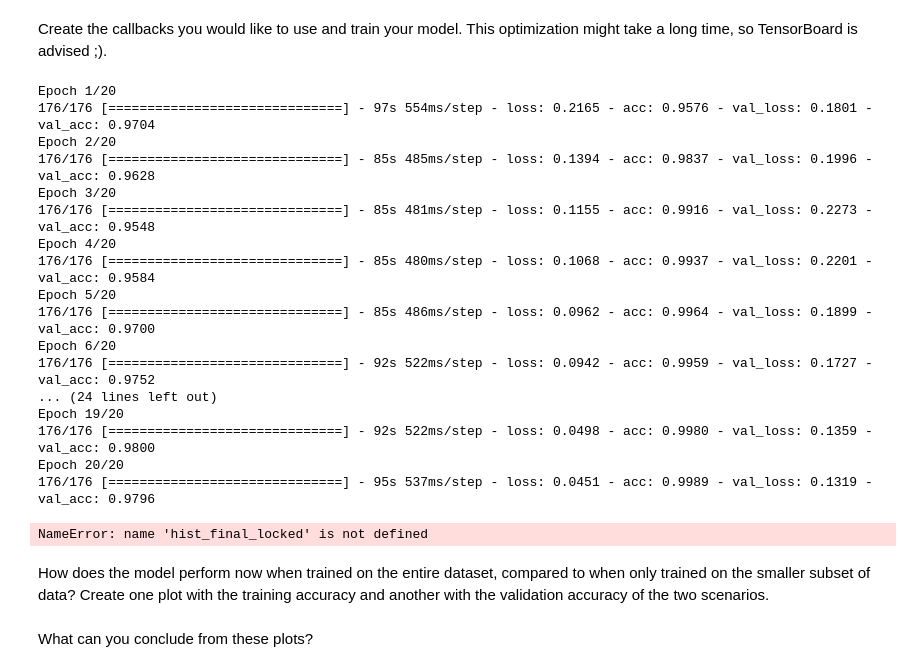
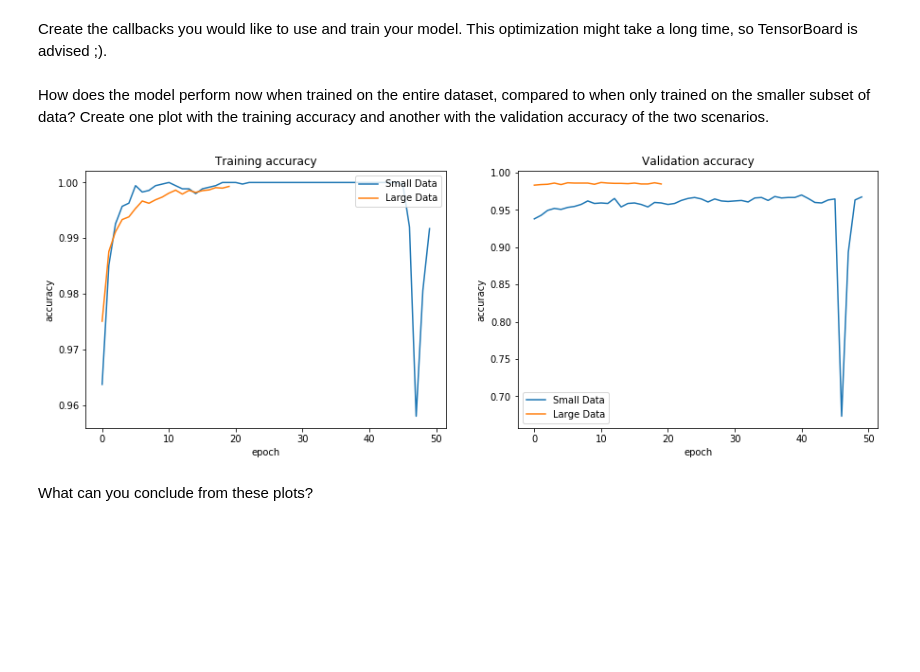
Before and after one commit to jcberntsson/ssy340-ha1, a Jupyter notebook: HA1.ipynb, the cells around one changed output. Saved outputs shown, nothing was run; the diff lists cells and outputs as text; code cells hidden in the pictures; blank space fills up the shorter version.

Commit message:
Train bigger model

```diff
--- a/HA1.ipynb
+++ b/HA1.ipynb
@@ -714,8 +717,8 @@ Improve the architecture for the layers you add on top of VGG16. Try different i
 # %%
 #############################################
 # New generator with larger image size
-image_width = 150
-image_height = 150
+image_width = 200
+image_height = 200
 train_datagen = ImageDataGenerator(rescale=1./255)
 val_datagen = ImageDataGenerator(rescale=1./255)
 train_generator = train_datagen.flow_from_directory(
@@ -736,13 +739,13 @@ validation_generator = val_datagen.flow_from_directory(
 reg = regularizers.l2(0.005)
 args = { 'kernel_initializer':'random_uniform', 'bias_initializer':'random_uniform', 'kernel_regularizer': reg }
 top_model = Sequential()
-# top_model.add(BatchNormalization())
+top_model.add(BatchNormalization())
 top_model.add(Dense(1024, activation='relu', **args))
-# top_model.add(BatchNormalization())
-top_model.add(Dropout(0.5))
+top_model.add(BatchNormalization())
+top_model.add(Dropout(0.4))
 top_model.add(Dense(1024, activation='relu', **args))
-# top_model.add(BatchNormalization())
-top_model.add(Dropout(0.5))
+top_model.add(BatchNormalization())
+top_model.add(Dropout(0.4))
 top_model.add(Dense(1, activation='sigmoid', **args))
 
 vgg_model = keras.applications.vgg16.VGG16(include_top=False, weights='imagenet', input_shape=(image_width, image_height, 3), pooling='max')
@@ -753,10 +756,11 @@ for layer in vgg_model.layers:
 
 es_callback = EarlyStopping(monitor='val_loss', patience=3)
 
-model.compile(optimizer='adam', loss='binary_crossentropy', metrics=['accuracy'])
+opt = Adam(lr=0.0001, decay=0.01)
+model.compile(optimizer=opt, loss='binary_crossentropy', metrics=['accuracy'])
 trans_best_hist_locked = model.fit_generator(
     train_generator,
-    epochs=10,
+    epochs=50,
     validation_data=validation_generator,
     verbose=1,
     callbacks=[es_callback]
@@ -804,7 +808,7 @@ How does the model perform, compared to the model trained in step 5.2? Create on
 with open('trans_fine_hist', 'rb') as file_pi:
         trans_fine_hist = pickle.load(file_pi)
 
-with open('trans_best_hist_unlocked', 'rb') as file_pi:
+with open('hist_trans_best_unlocked', 'rb') as file_pi:
         trans_best_hist_unlocked = pickle.load(file_pi)
 
 plt.figure(figsize=(15,5))
@@ -848,19 +852,19 @@ train_big_datagen = ImageDataGenerator(rescale=1./255)
 
 val_big_datagen = ImageDataGenerator(rescale=1./255)
 
-image_width = 150
-image_height = 150
+image_width = 200
+image_height = 200
 
 train_generator_big = train_big_datagen.flow_from_directory(
         'train',
         target_size=(image_width, image_height),
-        batch_size=128,
+        batch_size=64,
         class_mode='binary')
 
 validation_generator_big = val_big_datagen.flow_from_directory(
         'val',
         target_size=(image_width, image_height),
-        batch_size=128,
+        batch_size=64,
         class_mode='binary')
 # %% [output]
 Found 22500 images belonging to 2 classes.
@@ -870,7 +874,7 @@ Create the callbacks you would like to use and train your model. This optimizati
 # %%
 model = load_model('best_trans_learning.h5')
 
-opt = Adam(lr=0.00002)
+opt = Adam(lr=0.00002, decay=0.01)
 model.compile(optimizer=opt, loss='binary_crossentropy', metrics=['accuracy'])
 
 hist_final = model.fit_generator(
@@ -883,54 +887,37 @@ with open('hist_final', 'wb') as file_pi:
         pickle.dump(hist_final.history, file_pi)
 
 model.save('best_full.h5')
-# %% [output]
-Epoch 1/20
-176/176 [==============================] - 97s 554ms/step - loss: 0.2165 - acc: 0.9576 - val_loss: 0.1801 - val_acc: 0.9704
-Epoch 2/20
-176/176 [==============================] - 85s 485ms/step - loss: 0.1394 - acc: 0.9837 - val_loss: 0.1996 - val_acc: 0.9628
-Epoch 3/20
-176/176 [==============================] - 85s 481ms/step - loss: 0.1155 - acc: 0.9916 - val_loss: 0.2273 - val_acc: 0.9548
-Epoch 4/20
-176/176 [==============================] - 85s 480ms/step - loss: 0.1068 - acc: 0.9937 - val_loss: 0.2201 - val_acc: 0.9584
-Epoch 5/20
-176/176 [==============================] - 85s 486ms/step - loss: 0.0962 - acc: 0.9964 - val_loss: 0.1899 - val_acc: 0.9700
-Epoch 6/20
-176/176 [==============================] - 92s 522ms/step - loss: 0.0942 - acc: 0.9959 - val_loss: 0.1727 - val_acc: 0.9752
-... (24 lines left out)
-Epoch 19/20
-176/176 [==============================] - 92s 522ms/step - loss: 0.0498 - acc: 0.9980 - val_loss: 0.1359 - val_acc: 0.9800
-Epoch 20/20
-176/176 [==============================] - 95s 537ms/step - loss: 0.0451 - acc: 0.9989 - val_loss: 0.1319 - val_acc: 0.9796
-NameError: name 'hist_final_locked' is not defined
 # %% [markdown]
 How does the model perform now when trained on the entire dataset, compared to when only trained on the smaller subset of data? Create one plot with the training accuracy and another with the validation accuracy of the two scenarios.
 # %%
 with open('hist_final', 'rb') as file_pi:
         hist_final = pickle.load(file_pi)
 
-with open('trans_best_hist_unlocked', 'rb') as file_pi:
+with open('hist_trans_best_unlocked', 'rb') as file_pi:
         trans_best_hist_unlocked = pickle.load(file_pi)
 
 # Train accuracy
 plt.figure(figsize=(15,5))
 plt.subplot(121)
 plt.plot(trans_best_hist_unlocked['acc'])
 plt.plot(hist_final['acc'])
 plt.title('Training accuracy')
 plt.ylabel('accuracy')
 plt.xlabel('epoch')
-plt.legend(['Best', 'Transfer'], loc='upper right')
+plt.legend(['Small Data', 'Large Data'], loc='upper right')
 
 # Val accuracy
 plt.subplot(122)
 plt.plot(trans_best_hist_unlocked['val_acc'])
 plt.plot(hist_final['val_acc'])
 plt.title('Validation accuracy')
 plt.ylabel('accuracy')
 plt.xlabel('epoch')
-plt.legend(['Best', 'Transfer'], loc='upper left')
+plt.legend(['Small Data', 'Large Data'], loc='lower left')
 
 plt.show()
+# %% [output]
+[figure, added]
 # %% [markdown]
 What can you conclude from these plots?
 # %% [markdown]
```
Also changed, not shown: parts of 3 cells of this notebook, 4 other files.
